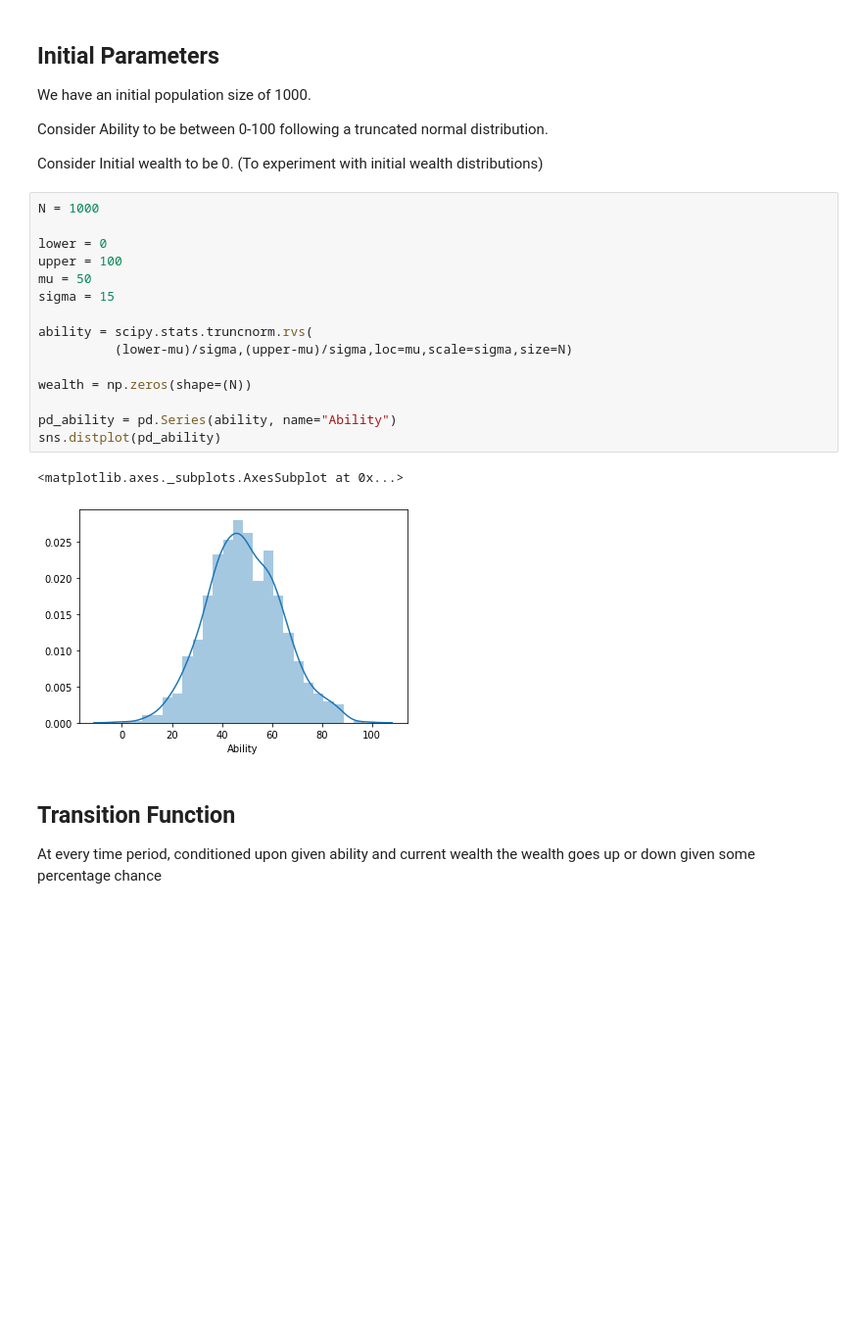
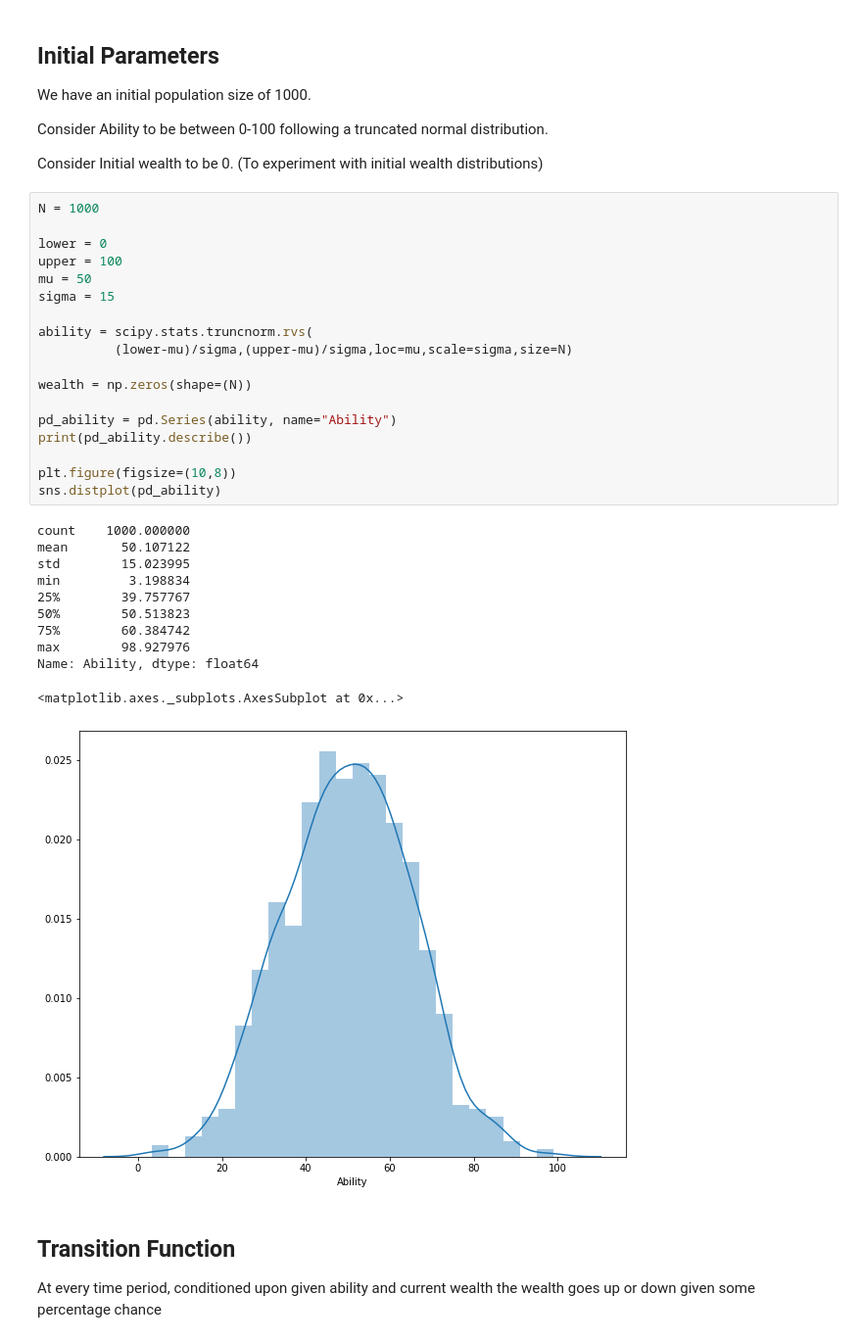
Before and after one commit to JSeam2/AbilityWealthModelling, a Jupyter notebook: Ability Wealth Modelling.ipynb, the cells around one changed output. Shown at 98% size. Drawn from its saved outputs; the diff is of its cells as text; blank space fills up the shorter version.

```diff
--- a/Ability Wealth Modelling.ipynb
+++ b/Ability Wealth Modelling.ipynb
@@ -25,21 +27,33 @@ Consider Initial wealth to be 0. (To experiment with initial wealth distribution
 # %%
 N = 1000
 
 lower = 0
 upper = 100
 mu = 50
 sigma = 15
 
 ability = scipy.stats.truncnorm.rvs(
           (lower-mu)/sigma,(upper-mu)/sigma,loc=mu,scale=sigma,size=N)
 
 wealth = np.zeros(shape=(N))
 
 pd_ability = pd.Series(ability, name="Ability")
+print(pd_ability.describe())
+
+plt.figure(figsize=(10,8))
 sns.distplot(pd_ability)
 # %% [output]
-<matplotlib.axes._subplots.AxesSubplot at 0x...>
+count    1000.000000
+mean       50.107122
+std        15.023995
+min         3.198834
+25%        39.757767
+50%        50.513823
+75%        60.384742
+max        98.927976
+Name: Ability, dtype: float64
+<matplotlib.axes._subplots.AxesSubplot at 0x...>
-[figure, old version]
+[figure, new version]
 # %% [markdown]
 ## Transition Function
 At every time period, conditioned upon given ability and current wealth the wealth goes up or down given some percentage chance
```
Also changed, not shown: parts of 15 cells of this notebook, 1 other file.
